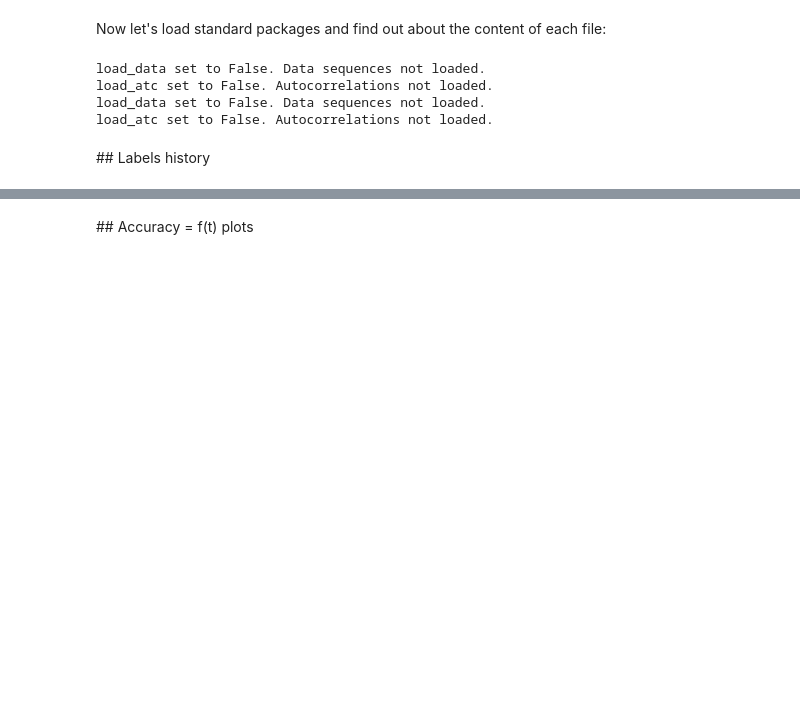
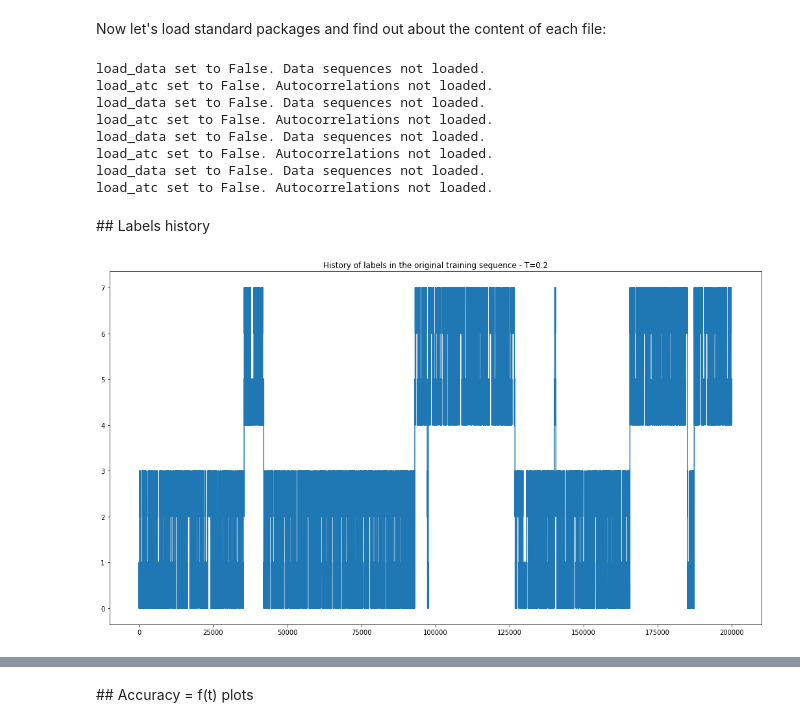
Before and after one commit to Brossollet-Antonin/Ultrametric-benchmark, a Jupyter notebook: notebooks/data_analysis_averages_MNIST.ipynb, the cells around one changed output, grey strips where cells are left out. Cells and saved outputs as stored; diff of their text form; code cells hidden in the pictures; blank space fills up the shorter version.

```diff
--- a/notebooks/data_analysis_averages_MNIST.ipynb
+++ b/notebooks/data_analysis_averages_MNIST.ipynb
@@ -42,9 +42,6 @@ import pdb
 import pickle
 %matplotlib inline
 # %%
-os.chdir(project_root+'/Results_Multi')
-
-
 dataroot = project_root+'/Results/1toM/' + dataset + '/' + nnarchi + '/' + 'temporal_correlation_length' + str(seq_length)+'_batches'+str(n_batches)
 if 'artificial' in dataset:
     dataroot += '_seqlen'+str(artificial_seq_len)+'_ratio'+str(linear_ratio_for_artificial_seq)
@@ -66,21 +63,41 @@ rs_unif = result_loader.ResultSet_1to1(
 rs_unif.load_analytics(load_shuffle=False)
 
 
-# dataroot = project_root+'/Results/' + dataset + '/' + nnarchi + '/' + 'twofold_split_length' + str(seq_length)+'_batches'+str(n_batches)
-# if 'artificial' in dataset:
-#     dataroot += '_seqlen'+str(artificial_seq_len)+'_ratio'+str(linear_ratio_for_artificial_seq)
+dataroot = project_root+'/Results/1toM/' + dataset + '/' + nnarchi + '/' + 'twofold_split_length' + str(seq_length)+'_batches'+str(n_batches)
+if 'artificial' in dataset:
+    dataroot += '_seqlen'+str(artificial_seq_len)+'_ratio'+str(linear_ratio_for_artificial_seq)
 
-# rs_tfs = ResultSet(
+rs_tfs_20k = result_loader.ResultSet_1toM(
+    dataroot,
+    datapaths['1toM'][dataset][nnarchi]['twofold_split'][(0.05, 200000, 20000)]
+)
+rs_tfs_20k.load_analytics()
+
+rs_tfs_40k = result_loader.ResultSet_1toM(
+    dataroot,
+    datapaths['1toM'][dataset][nnarchi]['twofold_split'][(0.05, 200000, 40000)]
+)
+rs_tfs_40k.load_analytics()
+
+# rs_tfs_100k = result_loader.ResultSet_1toM(
 #     dataroot,
-#     datapaths[(dataset, nnarchi, 'twofold_split', 'ratio_'+str(linear_ratio_for_artificial_seq))]
+#     datapaths['1toM'][dataset][nnarchi]['twofold_split'][(0.05, 200000, 100000)]
 # )
-# rs_tfs.load_analytics()
+# rs_tfs_100k.load_analytics()
 # %% [output]
 load_data set to False. Data sequences not loaded.
 load_atc set to False. Autocorrelations not loaded.
 load_data set to False. Data sequences not loaded.
 load_atc set to False. Autocorrelations not loaded.
+load_data set to False. Data sequences not loaded.
+load_atc set to False. Autocorrelations not loaded.
+load_data set to False. Data sequences not loaded.
+load_atc set to False. Autocorrelations not loaded.
 # %%
 os.chdir(project_root+"/plots")
 # %% [markdown]
 ## Labels history
+# %%
+rs.lbl_history([0.2])
+# %% [output]
+[figure, added]
```
Also changed, not shown: parts of 4 cells of this notebook, 3 other files.
